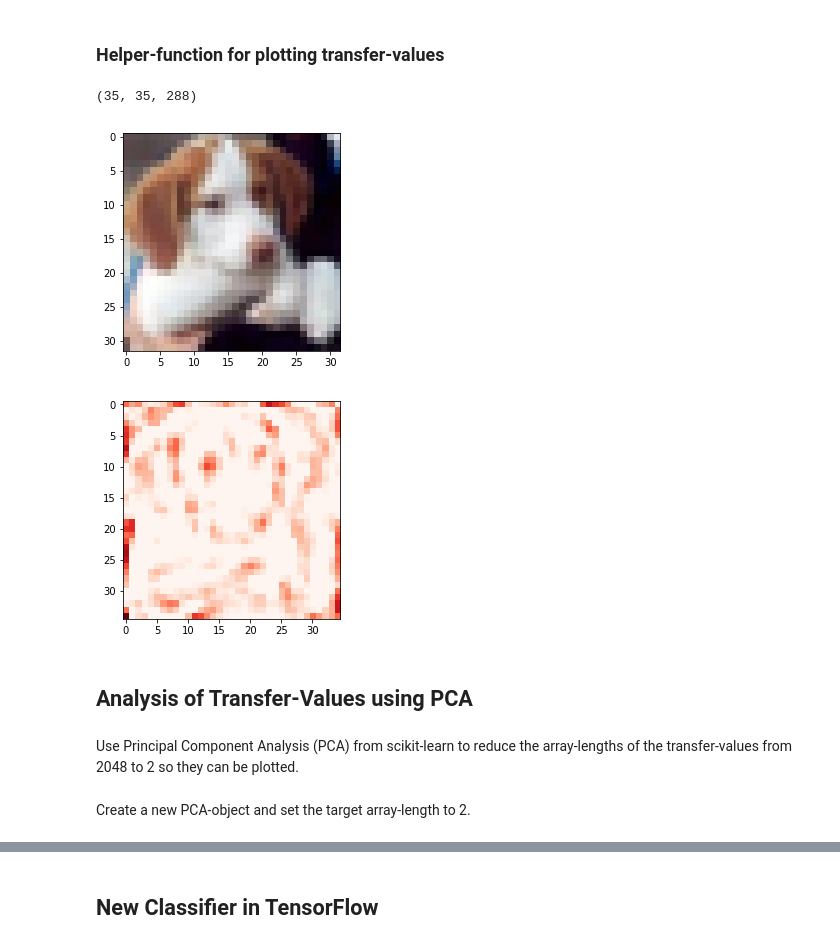
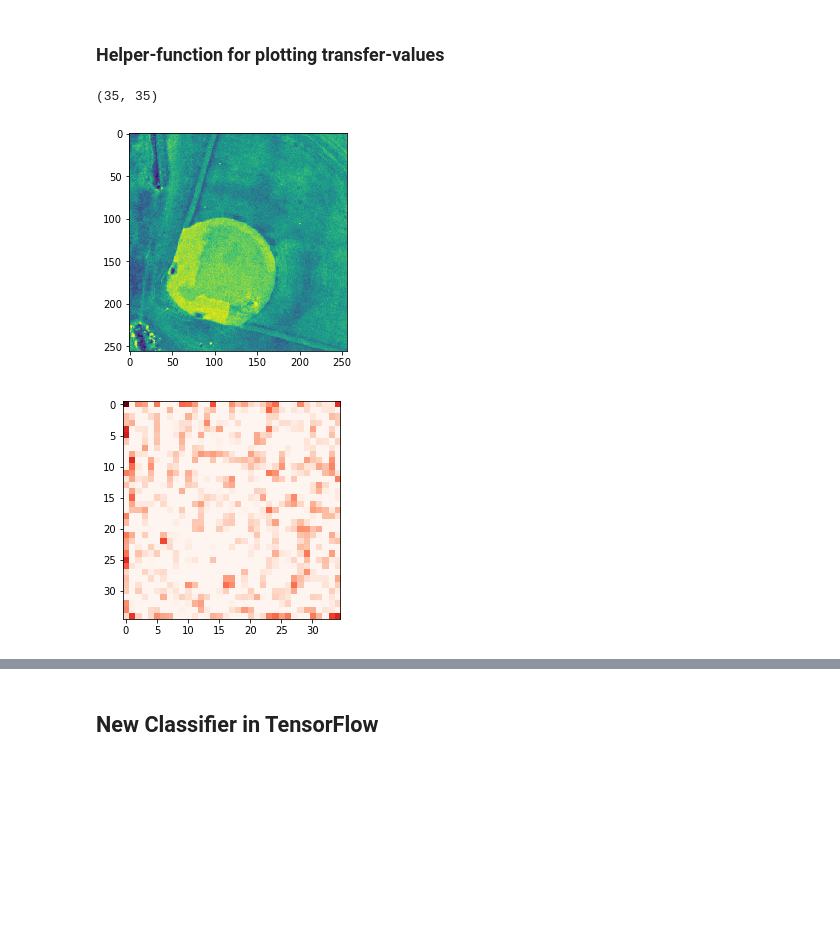
Before and after one commit to juggernaut5k/TensorFlow-Tutorials, a Jupyter notebook: 08_Transfer_Learning_mdb.ipynb, the cells around one changed output, grey strips where cells are left out. Drawn from its saved outputs; the diff is of its cells as text; code cells hidden in the pictures; blank space fills up the shorter version.

```diff
--- a/08_Transfer_Learning_mdb.ipynb
+++ b/08_Transfer_Learning_mdb.ipynb
@@ -106,0 +98,4 @@ Loading data: data/CIFAR-10/cifar-10-batches-py/data_batch_5
+# %%
+images_train, images_test, labels_train, labels_test = ucmerced_landuse.load_data(base_dir)
+cls_train = np.argmax(labels_train, axis=1)
+cls_test = np.argmax(labels_test, axis=1)
@@ -107,4 +104,2 @@ Loading data: data/CIFAR-10/cifar-10-batches-py/data_batch_5
 # %% [markdown]
 Load the test-set.
-# %%
-images_test, cls_test, labels_test = cifar10.load_test_data()
@@ -238,5 +233,9 @@ from inception_mdb import transfer_values_cache
 # %% [markdown]
 Set the file-paths for the caches of the training-set and test-set.
 # %%
-file_path_cache_train = os.path.join(cifar10.data_path, 'inception_cifar10_train.pkl')
-file_path_cache_test = os.path.join(cifar10.data_path, 'inception_cifar10_test.pkl')
+file_path_cache_train = os.path.join(ucmerced_landuse.data_path, 'inception_mdb_ucmerced_train.pkl')
+file_path_cache_test = os.path.join(ucmerced_landuse.data_path, 'inception_mdb_ucmerced_test.pkl')
+if not os.path.exists(ucmerced_landuse.data_path):
+    os.makedirs(ucmerced_landuse.data_path)
+print(file_path_cache_train)
+print(file_path_cache_test)
@@ -261,7 +268,7 @@ print("Processing Inception transfer-values for test-images ...")
 
 # Scale images because Inception needs pixels to be between 0 and 255,
 # while the CIFAR-10 functions return pixels between 0.0 and 1.0
-images_scaled = images_test * 255.0
+images_scaled = images_test
 
 # If transfer-values have already been calculated then reload them,
 # otherwise calculate them and save them to a cache-file.
@@ -306,10 +296,10 @@ def plot_transfer_values(i):
 # %%
-print(transfer_values_test[16].shape)
-plt.imshow(images_test[16])
+print(transfer_values_test[16][:, :, 0].shape)
+plt.imshow(images_test[16][:, :, 0])
 plt.show()
 plt.imshow(transfer_values_test[16][:, :, 50], cmap='Reds', interpolation='none')
 plt.show()
 # %% [output]
-(35, 35, 288)
+(35, 35)
-[figure, old version]
+[figure, new version]
-[figure, old version]
+[figure, new version]
@@ -318,4 +305,0 @@ plot_transfer_values(i=17)
-# %% [markdown]
-## Analysis of Transfer-Values using PCA
-# %% [markdown]
-Use Principal Component Analysis (PCA) from scikit-learn to reduce the array-lengths of the transfer-values from 2048 to 2 so they can be plotted.
@@ -324,2 +305,0 @@ from sklearn.decomposition import PCA
-# %% [markdown]
-Create a new PCA-object and set the target array-length to 2.
```
Also changed, not shown: parts of 62 cells of this notebook, 3 other files.
